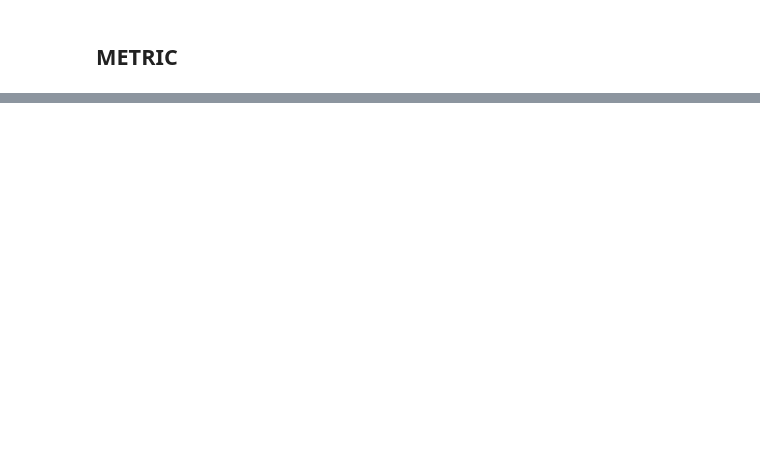
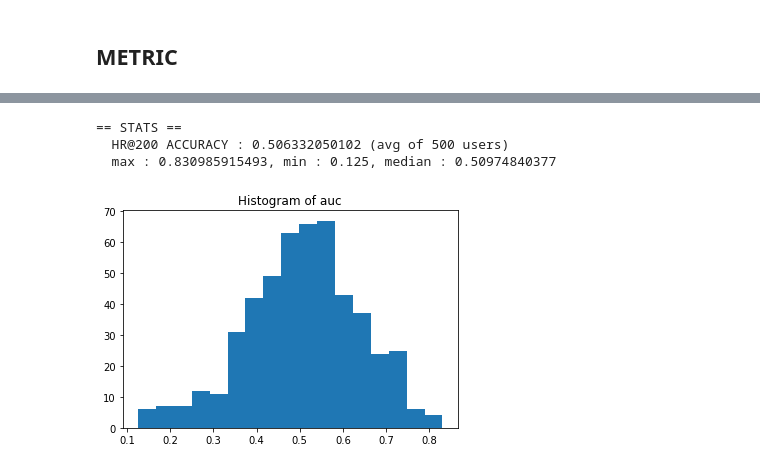
Before and after one commit to KwankiAhn/ai-study, a Jupyter notebook: autoencoder-cf-practice.ipynb, the cells around one changed output, grey strips where cells are left out. Drawn from its saved outputs; the diff is of its cells as text; code cells hidden in the pictures; blank space fills up the shorter version.

```diff
--- a/autoencoder-cf-practice.ipynb
+++ b/autoencoder-cf-practice.ipynb
@@ -467,0 +535,22 @@ def get_topk_accuracy(user_id, model, r_matrix, user2idx, idx2movie, movies, k=1
+# %%
+def get_hitratio_n(user_id, model, r_matrix, user2idx, idx2movie, movies, base=100, debug=False):
+    if debug is True:
+        print "get_hitration_n() start, user id : {}".format(user_id)
+
+    watched_l, nowatched_l = get_watched_nowatched_id_list(user_id, model, r_matrix, user2idx, idx2movie, debug)
+    candidate_len = min(len(watched_l), len(nowatched_l))
+    if base > candidate_len:
+        base = candidate_len
+    if debug is True:
+        print "  candidate_len : {}, base : {}".format(candidate_len, base)
+
+    recommends_raw = get_recommend_of_user_raw(model, r_matrix, user2idx, movies, user_id)
+    recommends_raw_with_index = [(idx, score) for idx, score in enumerate(recommends_raw)]
+    from operator import itemgetter
+    recommends_raw_with_index.sort(key=itemgetter(1), reverse=True)
+
+    if debug is True:
+        print "recommends_raw_with_index[:{}] is : {}".format(base, recommends_raw_with_index[:base])
+
+    score = check_howmany_watched_is_recommended(recommends_raw_with_index[:base], watched_l, nowatched_l, candidate_len, idx2movie, base, debug)
+    return score
@@ -467,0 +563,21 @@ def get_topk_accuracy(user_id, model, r_matrix, user2idx, idx2movie, movies, k=1
+# %%
+# HR@K SCORE of 500 person average
+k = 500
+import random
+r_user_idx = random.sample(range(0, len(users)), k)
+
+score_agg = []
+for u in r_user_idx:
+    score_agg.append(get_hitratio_n(idx2user[u], autoencoder, r_matrix, user2idx, idx2movie, movies, base=HRK, debug=False))
+# %%
+print "== STATS =="
+print "  HR@{} ACCURACY : {} (avg of {} users)".format(HRK, np.average(score_agg), k)
+print "  max : {}, min : {}, median : {}".format(max(score_agg), min(score_agg), np.median(score_agg))
+plt.hist(score_agg, bins='auto')  # arguments are passed to np.histogram
+plt.title("Histogram of auc")
+plt.show()
+# %% [output]
+== STATS ==
+  HR@200 ACCURACY : 0.506332050102 (avg of 500 users)
+  max : 0.830985915493, min : 0.125, median : 0.50974840377
+[figure, added]
```
Also changed, not shown: parts of 18 cells of this notebook, 12 other files.
